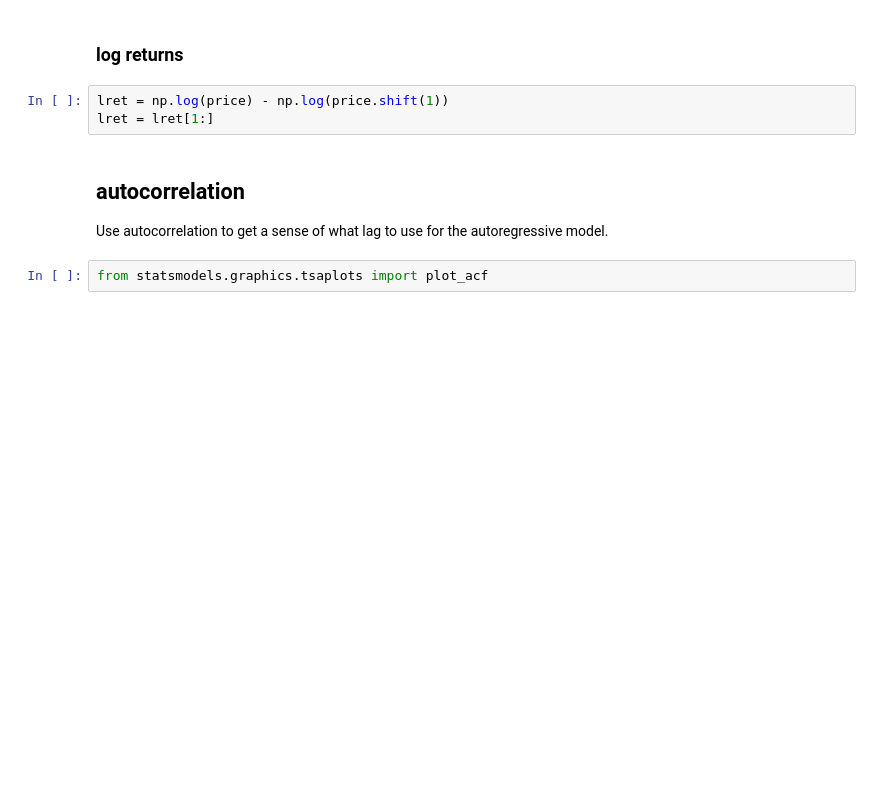
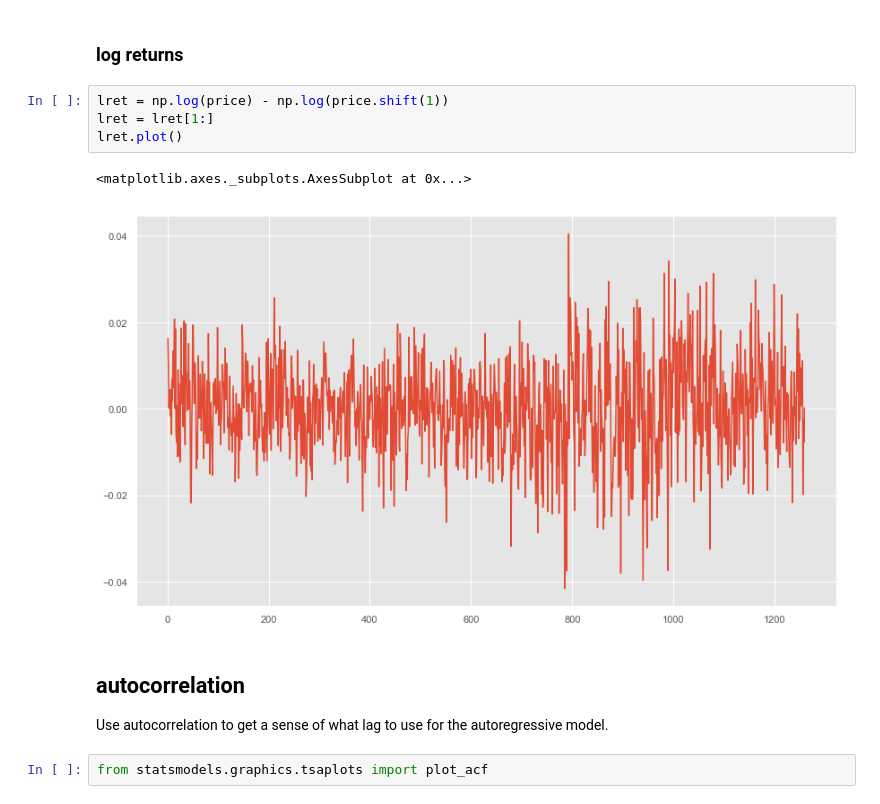
Before and after one commit to fatmirboja/ai-for-trading, a Jupyter notebook: autoregressive-moving-average/autoregression_quiz.ipynb, the cells around one changed output. Saved outputs shown, nothing was run; the diff lists cells and outputs as text; blank space fills up the shorter version.

```diff
--- a/autoregressive-moving-average/autoregression_quiz.ipynb
+++ b/autoregressive-moving-average/autoregression_quiz.ipynb
@@ -43,6 +49,10 @@ plt.show()
 # %%
 lret = np.log(price) - np.log(price.shift(1))
 lret = lret[1:]
+lret.plot()
+# %% [output]
+<matplotlib.axes._subplots.AxesSubplot at 0x...>
+[figure, added]
 # %% [markdown]
 ## autocorrelation
 
```
Also changed, not shown: parts of 9 cells of this notebook.
